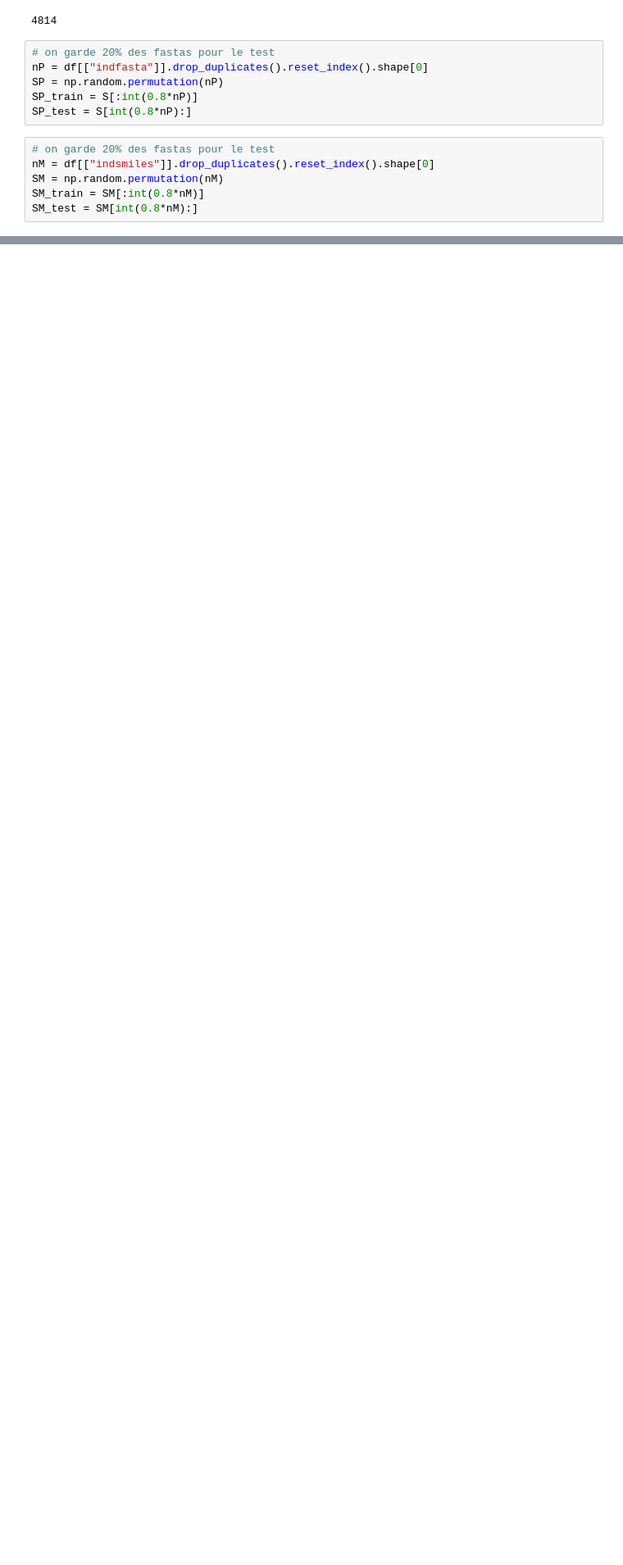
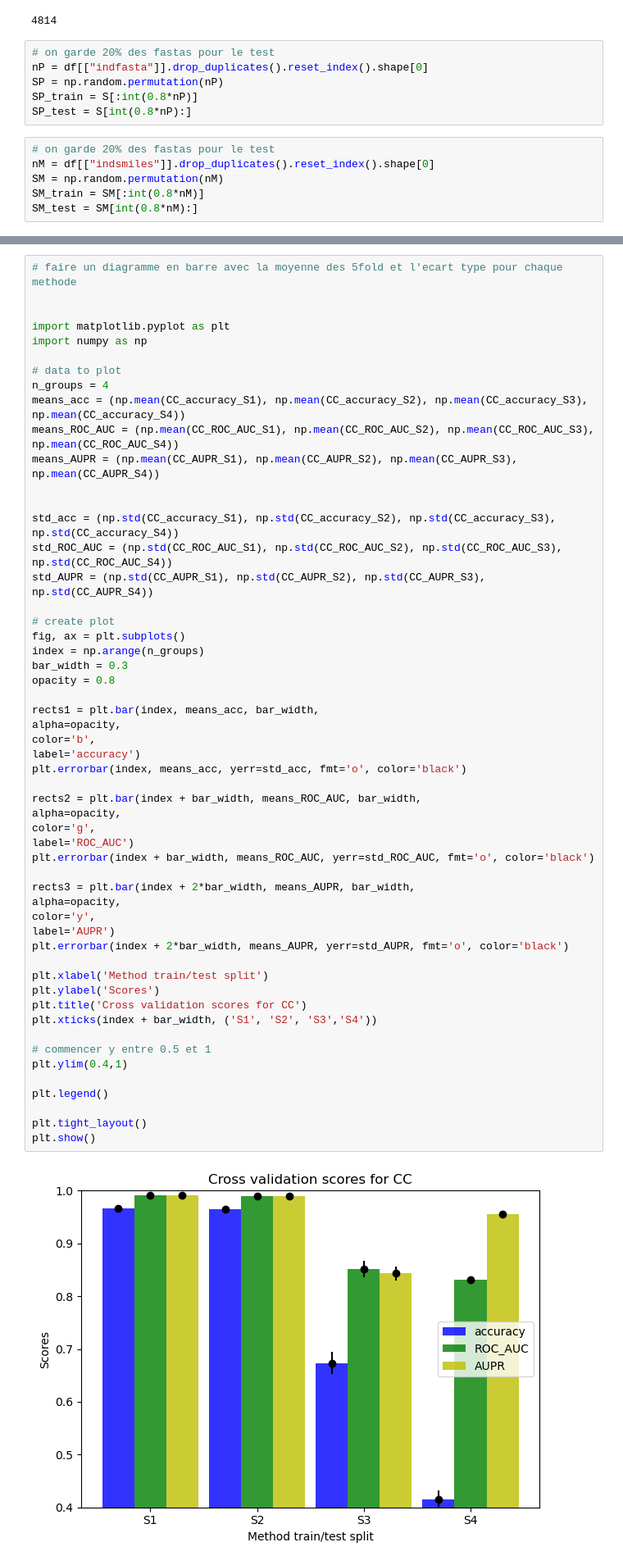
Before and after one commit to Guichaoua/chemogenomic, a Jupyter notebook: Datas DB.ipynb, the cells around one changed output, grey strips where cells are left out. Shown: that part at 82% size. Saved outputs shown, nothing was run; the diff lists cells and outputs as text; blank space fills up the shorter version.

```diff
--- a/Datas DB.ipynb
+++ b/Datas DB.ipynb
@@ -855,0 +1120,56 @@ for elt in test:
+# %%
+# faire un diagramme en barre avec la moyenne des 5fold et l'ecart type pour chaque methode
+
+
+import matplotlib.pyplot as plt
+import numpy as np
+
+# data to plot
+n_groups = 4
+means_acc = (np.mean(CC_accuracy_S1), np.mean(CC_accuracy_S2), np.mean(CC_accuracy_S3), np.mean(CC_accuracy_S4))
+means_ROC_AUC = (np.mean(CC_ROC_AUC_S1), np.mean(CC_ROC_AUC_S2), np.mean(CC_ROC_AUC_S3),    np.mean(CC_ROC_AUC_S4))
+means_AUPR = (np.mean(CC_AUPR_S1), np.mean(CC_AUPR_S2), np.mean(CC_AUPR_S3), np.mean(CC_AUPR_S4))
+
+
+std_acc = (np.std(CC_accuracy_S1), np.std(CC_accuracy_S2), np.std(CC_accuracy_S3), np.std(CC_accuracy_S4))
+std_ROC_AUC = (np.std(CC_ROC_AUC_S1), np.std(CC_ROC_AUC_S2), np.std(CC_ROC_AUC_S3), np.std(CC_ROC_AUC_S4))
+std_AUPR = (np.std(CC_AUPR_S1), np.std(CC_AUPR_S2), np.std(CC_AUPR_S3), np.std(CC_AUPR_S4))
+
+# create plot
+fig, ax = plt.subplots()
+index = np.arange(n_groups)
+bar_width = 0.3
+opacity = 0.8
+
+rects1 = plt.bar(index, means_acc, bar_width,
+alpha=opacity,
+color='b',
+label='accuracy')
+plt.errorbar(index, means_acc, yerr=std_acc, fmt='o', color='black')
+
+rects2 = plt.bar(index + bar_width, means_ROC_AUC, bar_width,
+alpha=opacity,
+color='g',
+label='ROC_AUC')
+plt.errorbar(index + bar_width, means_ROC_AUC, yerr=std_ROC_AUC, fmt='o', color='black')
+
+rects3 = plt.bar(index + 2*bar_width, means_AUPR, bar_width,
+alpha=opacity,
+color='y',
+label='AUPR')
+plt.errorbar(index + 2*bar_width, means_AUPR, yerr=std_AUPR, fmt='o', color='black')
+
+plt.xlabel('Method train/test split')
+plt.ylabel('Scores')
+plt.title('Cross validation scores for CC')
+plt.xticks(index + bar_width, ('S1', 'S2', 'S3','S4'))
+
+# commencer y entre 0.5 et 1
+plt.ylim(0.4,1)
+
+plt.legend()
+
+plt.tight_layout()
+plt.show()
+# %% [output]
+[figure, added]
```
Also changed, not shown: parts of 42 cells of this notebook, 42 other files.
